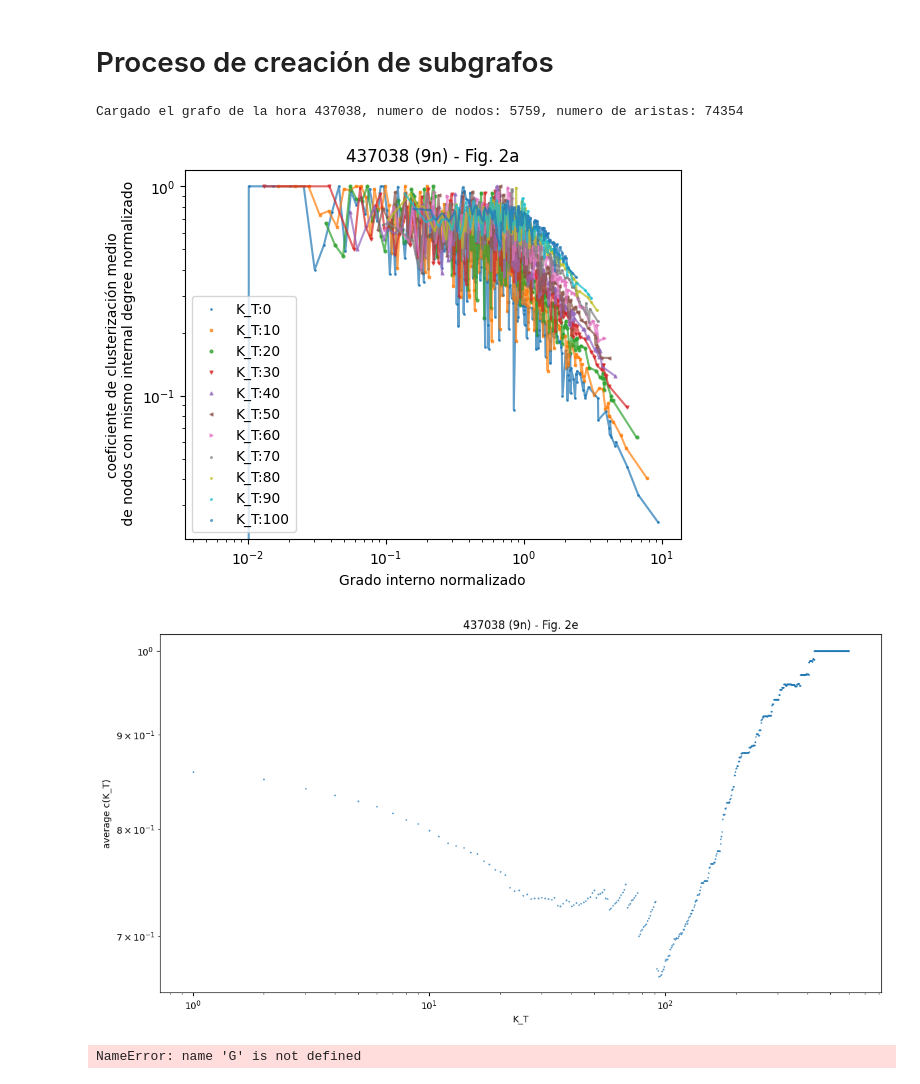
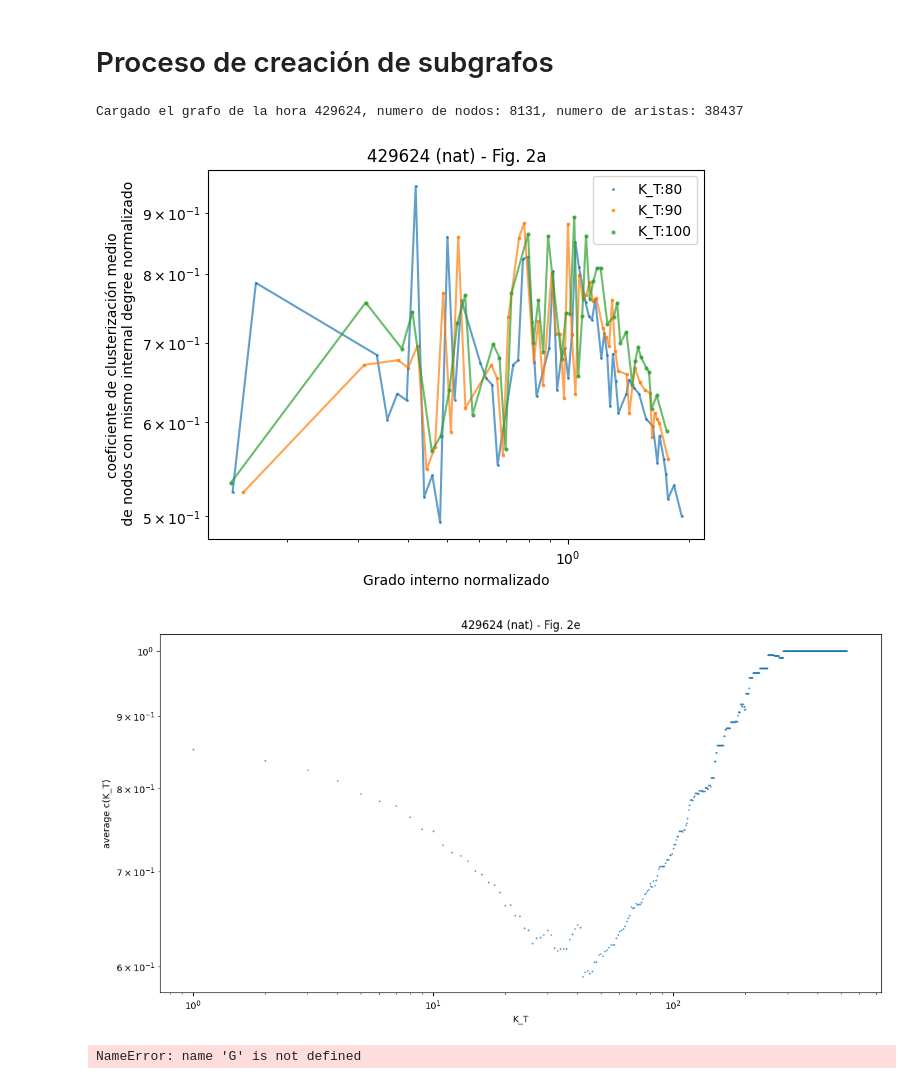
Before and after one commit to Manusua/Social_Manifestations_Fractal, a Jupyter notebook: clusterization.ipynb, the cells around one changed output. Saved outputs shown, nothing was run; the diff lists cells and outputs as text; code cells hidden in the pictures.

```diff
--- a/clusterization.ipynb
+++ b/clusterization.ipynb
@@ -14,15 +14,5 @@ from utils_graph_generation import load_graph
 from utils_graph_metrics import calc_clust
 from utils_graph_plot import get_all_markers, plot_clust_by_tres_fig2e
-# %%
-# Establece las paths a las carpeta de grafo para cargar y de plot para guardar el gráfico generado
-def get_paths(MODE, MANIFESTACION, metric="correlation"):
-    graphs_folder = "graphs/"
-    plots_folder = "plots/" + metric + '/'
-
-    modes_folder = "nodes_" + MODE + '/'
-    graphs_folder = graphs_folder + modes_folder + MANIFESTACION + '/'
-    plots_folder = plots_folder + modes_folder + MANIFESTACION + '/'
-    return  graphs_folder, plots_folder
 # %% [markdown]
 # Proceso de creación de subgrafos
 # %%
@@ -53,7 +43,7 @@ hora = "429624"
 graphs_folder, plots_folder = get_paths(MODE, MANIFESTACION, metric="correlation")
 dict_tres_avg_clust_fig2e, arr_norm_int_deg_fig2a = calc_plots(hora, MAX_UMBRAL, graphs_folder)
 # %% [output]
-Cargado el grafo de la hora 437038, numero de nodos: 5759, numero de aristas: 74354
+Cargado el grafo de la hora 429624, numero de nodos: 8131, numero de aristas: 38437
 # %%
 # Dado un array con diccionarios con internal degrees como clave y la media de coeficiente de clusterización
 # de los nodos que tienen dicho internal degree como valor, plotea el scatter con la clave en eje X y los valores en eje Y
@@ -83,15 +73,15 @@ def plot_avg_clust_by_norm_int_deg_fig2a(arr_norm_int_deg_fig2a, MANIFESTACION,
     plt.savefig(plots_folder + hora + "_Fig_2a.png")
     plt.show()
 # %%
-#array_kt_plot = [0,10,20,30,40,50,60,70,80,90,100]
+array_kt_plot = [80,90,100]
 # Fig 2a
 plot_avg_clust_by_norm_int_deg_fig2a(arr_norm_int_deg_fig2a, MANIFESTACION, hora, plots_folder, arr_kt_plot=array_kt_plot)
 
 # Fig 2e
 plot_clust_by_tres_fig2e(dict_tres_avg_clust_fig2e, MANIFESTACION , hora, plots_folder)
 # %% [output]
-[figure, old version]
+[figure, new version]
-[figure, old version]
+[figure, new version]
 # %%
 #H = tresh_normalization(G, 1)
 #A graph is commonly classified as small-world if sigma>1.
```
Also changed, not shown: parts of 1 cell of this notebook, 9 other files.
